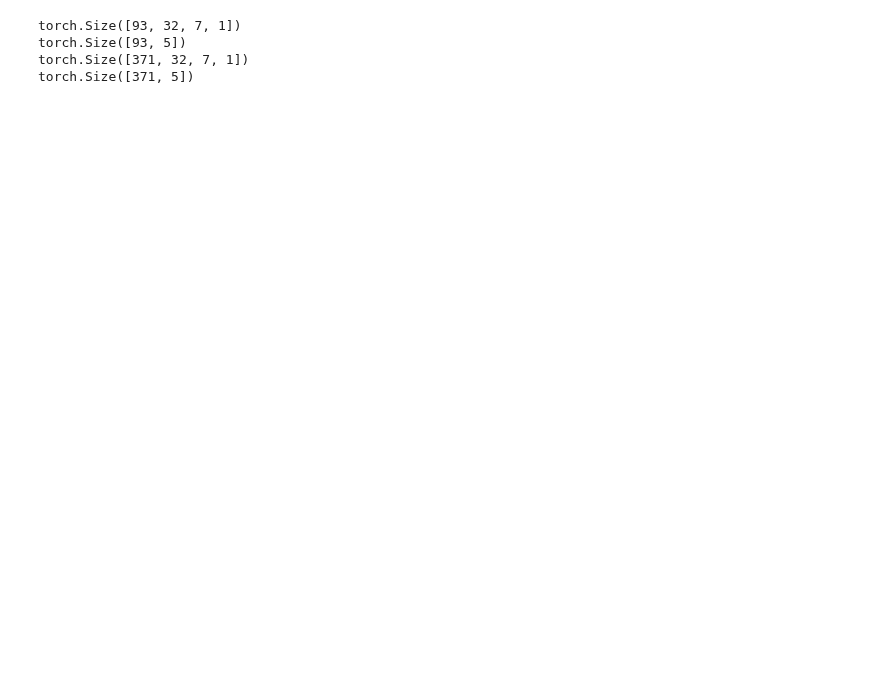
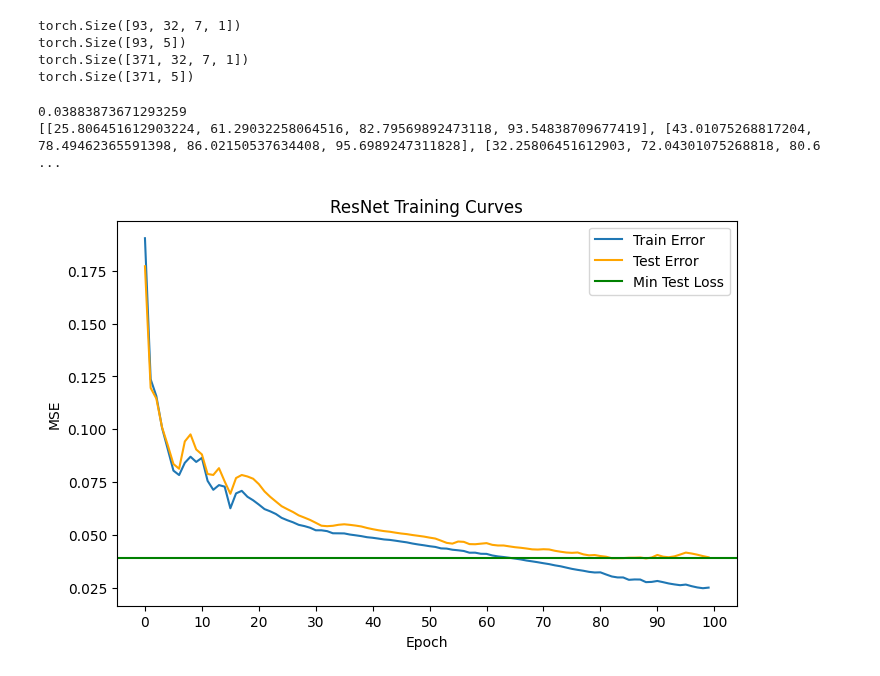
Before and after one commit to adarshramiyer/gAIt, a Jupyter notebook: time_series_models/deep_resnet_experimentation.ipynb, the cells around one changed output. Drawn from its saved outputs; the diff is of its cells as text; code cells hidden in the pictures; blank space fills up the shorter version.

```diff
--- a/time_series_models/deep_resnet_experimentation.ipynb
+++ b/time_series_models/deep_resnet_experimentation.ipynb
@@ -267,7 +267,7 @@ optimizer = torch.optim.Adam(model.parameters(), lr=learning_rate)
 # %%
 # model training
 
-num_epochs = 500
+num_epochs = 100
 losses = []
 test_losses = []
 evaluation = []
@@ -280,30 +280,34 @@ for epoch in range(num_epochs):
 
     test_y = model(X_test)
     test_loss = loss_function(test_y, y_test)
     test_losses.append(test_loss.item())
 
     model.zero_grad()
     loss.backward()
 
     optimizer.step()
 
     if (test_loss.item() < min_loss):
         min_loss = test_loss.item()
         evaluation.clear()
         evaluation = eval(test_y, y_test)
 
 fig, ax = plt.subplots(1, figsize=(8, 5))
 
 ax.plot(losses, label="Train Error")
 ax.plot(test_losses, label="Test Error", c="orange")
 ax.set_title("ResNet Training Curves")
 ax.set_xticks(np.linspace(0, num_epochs, num=11))
 
 ax.set_ylabel("MSE")
 ax.set_xlabel("Epoch")
 ax.axhline(min(test_losses), c='g', label='Min Test Loss')
 # ax.axvline(85, c='r', label='Training Termination')
 ax.legend()
 print(min_loss)
 
 print(evaluation)
+# %% [output]
+0.03883873671293259
+[[25.806451612903224, 61.29032258064516, 82.79569892473118, 93.54838709677419], [43.01075268817204, 78.49462365591398, 86.02150537634408, 95.6989247311828], [32.25806451612903, 72.04301075268818, 80.6 ...
+[figure, added]
```
Also changed, not shown: parts of 1 cell of this notebook.
